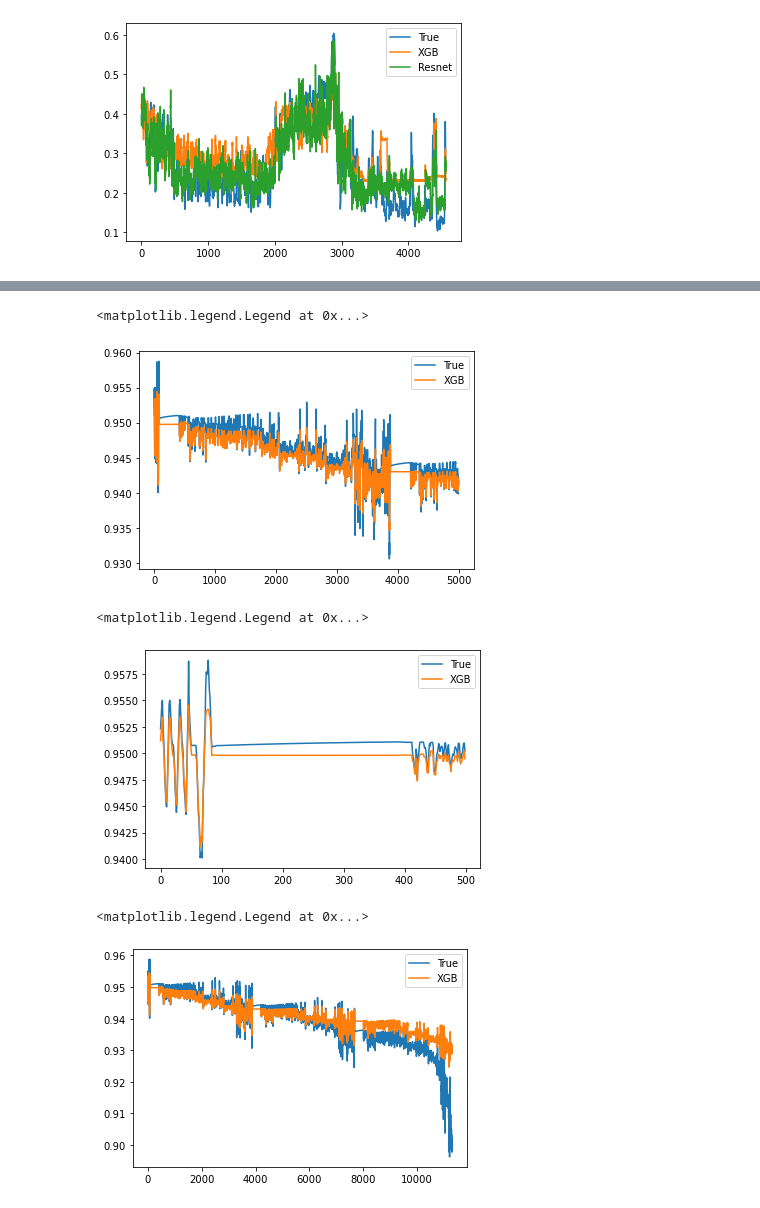
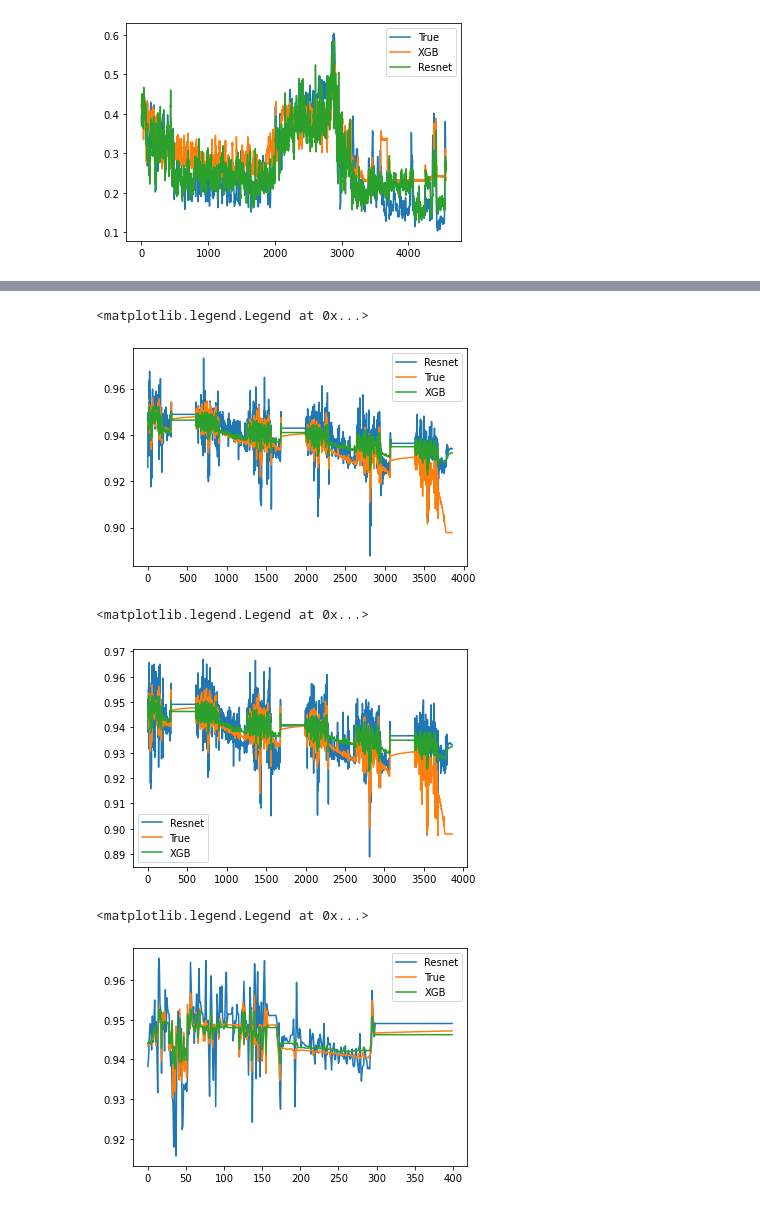
Before and after one commit to sebastianpinedaar/time-series-meta-learning, a Jupyter notebook: master-thesis/Results/Plot_results.ipynb, the cells around one changed output, grey strips where cells are left out. Saved outputs shown, nothing was run; the diff lists cells and outputs as text; code cells hidden in the pictures.

```diff
--- a/master-thesis/Results/Plot_results.ipynb
+++ b/master-thesis/Results/Plot_results.ipynb
@@ -56,3 +56,13 @@ plt.legend(["True", "XGB", "Resnet"])
 # %% [output]
 <matplotlib.legend.Legend at 0x...>
 [figure]
+# %%
+folder = "Plots/"
+xgb_data = pd.read_csv(folder+"PRED_50_XGBOOST_D0_BATTERY.csv")
+resnet_data = pd.read_csv(folder+"PRED_50_RESNET_D0_BATTERY.csv")
+max_n = 50000
+plt.plot(resnet_data.iloc[:max_n,2])
+plt.plot(xgb_data.iloc[:max_n,1])
+plt.plot(xgb_data.iloc[:max_n,2])
+
+plt.legend(["Resnet","True", "XGB" ])
@@ -59,33 +84,36 @@ plt.legend(["True", "XGB", "Resnet"])
 # %%
-xgb_data = pd.read_csv("PRED_50_XGBOOST_D0_BATTERY.csv")
-resnet_data = pd.read_csv("PRED_50_RESNET_D0_BATTERY.csv")
+xgb_data = pd.read_csv(folder+"PRED_50_XGBOOST_D3_BATTERY.csv")
+resnet_data = pd.read_csv(folder+"PRED_50_RESNET_D3_BATTERY.csv")
 max_n = 5000
+plt.plot(resnet_data.iloc[:max_n,2])
 plt.plot(xgb_data.iloc[:max_n,1])
 plt.plot(xgb_data.iloc[:max_n,2])
-#plt.plot(resnet_data.iloc[:max_n,2])
-plt.legend(["True", "XGB", "Resnet"])
+#
+plt.legend([ "Resnet","True", "XGB"])
 # %% [output]
 <matplotlib.legend.Legend at 0x...>
-[figure, old version]
+[figure, new version]
 # %%
-xgb_data = pd.read_csv("PRED_50_XGBOOST_D0_BATTERY.csv")
-resnet_data = pd.read_csv("PRED_50_RESNET_D0_BATTERY.csv")
-max_n = 500
+xgb_data = pd.read_csv(folder+"PRED_50_XGBOOST_D2_BATTERY.csv")
+resnet_data = pd.read_csv(folder+"PRED_50_RESNET_D2_BATTERY.csv")
+max_n = 5000
+plt.plot(resnet_data.iloc[:max_n,2])
 plt.plot(xgb_data.iloc[:max_n,1])
 plt.plot(xgb_data.iloc[:max_n,2])
-#plt.plot(resnet_data.iloc[:max_n,2])
-plt.legend(["True", "XGB", "Resnet"])
+#
+plt.legend([ "Resnet","True", "XGB"])
 # %% [output]
 <matplotlib.legend.Legend at 0x...>
-[figure, old version]
+[figure, new version]
 # %%
-xgb_data = pd.read_csv("PRED_50_XGBOOST_D0_BATTERY.csv")
-resnet_data = pd.read_csv("PRED_50_RESNET_D0_BATTERY.csv")
-max_n = 50000
+xgb_data = pd.read_csv(folder+"PRED_50_XGBOOST_D2_BATTERY.csv")
+resnet_data = pd.read_csv(folder+"PRED_50_RESNET_D2_BATTERY.csv")
+max_n = 400
+plt.plot(resnet_data.iloc[:max_n,2])
 plt.plot(xgb_data.iloc[:max_n,1])
 plt.plot(xgb_data.iloc[:max_n,2])
-#plt.plot(resnet_data.iloc[:max_n,2])
-plt.legend(["True", "XGB", "Resnet"])
+#
+plt.legend([ "Resnet","True", "XGB"])
 # %% [output]
 <matplotlib.legend.Legend at 0x...>
-[figure, old version]
+[figure, new version]
```
Also changed, not shown: parts of 10 cells of this notebook, 8 other files.
